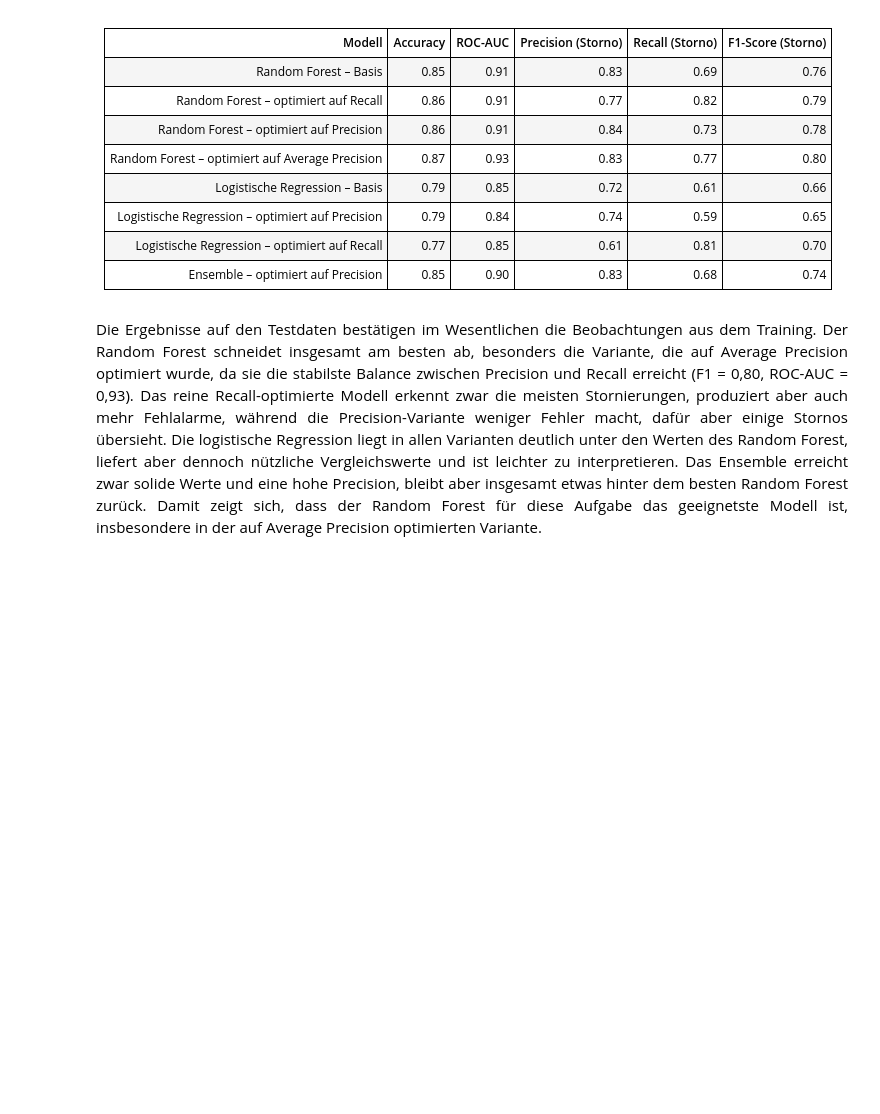
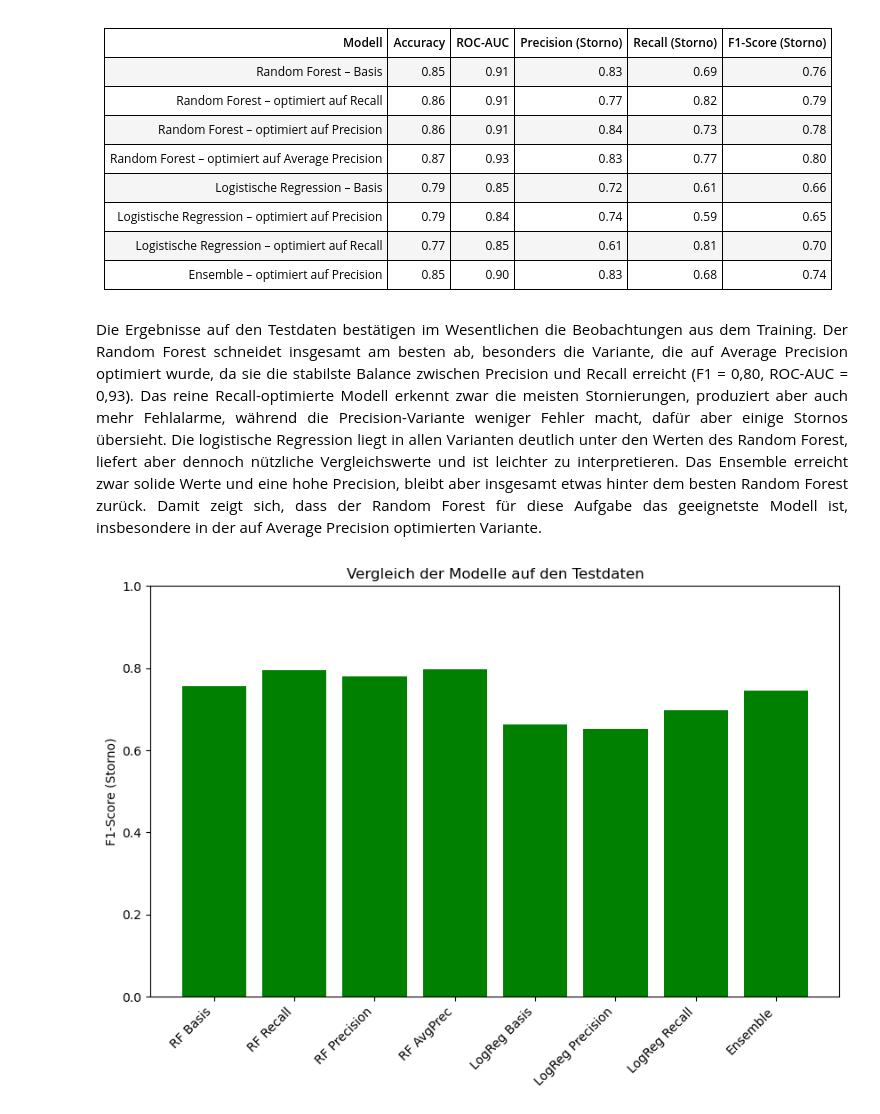
Before and after one commit to tommi-j/hausarbeit-ml, a Jupyter notebook: temp.ipynb, the cells around one changed output. Saved outputs shown, nothing was run; the diff lists cells and outputs as text; code cells hidden in the pictures; blank space fills up the shorter version.

```diff
--- a/temp.ipynb
+++ b/temp.ipynb
@@ -1290,6 +1290,42 @@ Die logistische Regression liegt in allen Varianten deutlich unter den Werten de
 Das Ensemble erreicht zwar solide Werte und eine hohe Precision, bleibt aber insgesamt etwas hinter dem besten Random Forest zurück.
 Damit zeigt sich, dass der Random Forest für diese Aufgabe das geeignetste Modell ist, insbesondere in der auf Average Precision optimierten Variante.
 </p>
+# %%
+results = {}
+
+models = {
+    "RF Basis": forest_clf_basis,
+    "RF Recall": forest_clf_recall,
+    "RF Precision": forest_clf_prec,
+    "RF AvgPrec": forest_clf_avg_prec,
+    "LogReg Basis": log_clf_basis,
+    "LogReg Precision": log_clf_prec,
+    "LogReg Recall": log_clf_recall,
+    "Ensemble": vclf
+}
+
+for name, model in models.items():
+    y_pred = model.predict(X_test)
+    report = classification_report(y_test, y_pred, output_dict=True)
+    results[name] = {
+        "precision": report["1"]["precision"],
+        "recall": report["1"]["recall"],
+        "f1-score": report["1"]["f1-score"]
+    }
+# %%
+import matplotlib.pyplot as plt
+
+f1_scores = [results[m]["f1-score"] for m in models.keys()]
+
+plt.figure(figsize=(10,6))
+plt.bar(results.keys(), f1_scores, color="green")
+plt.ylabel("F1-Score (Storno)")
+plt.title("Vergleich der Modelle auf den Testdaten")
+plt.xticks(rotation=45, ha="right")
+plt.ylim(0,1)
+plt.show()
+# %% [output]
+[figure, added]
 # %% [markdown]
 <a id="kapitel5" style="color:black"><h2>5. Fazit</h2></a>
 
```
Also changed, not shown: parts of 1 cell of this notebook.
